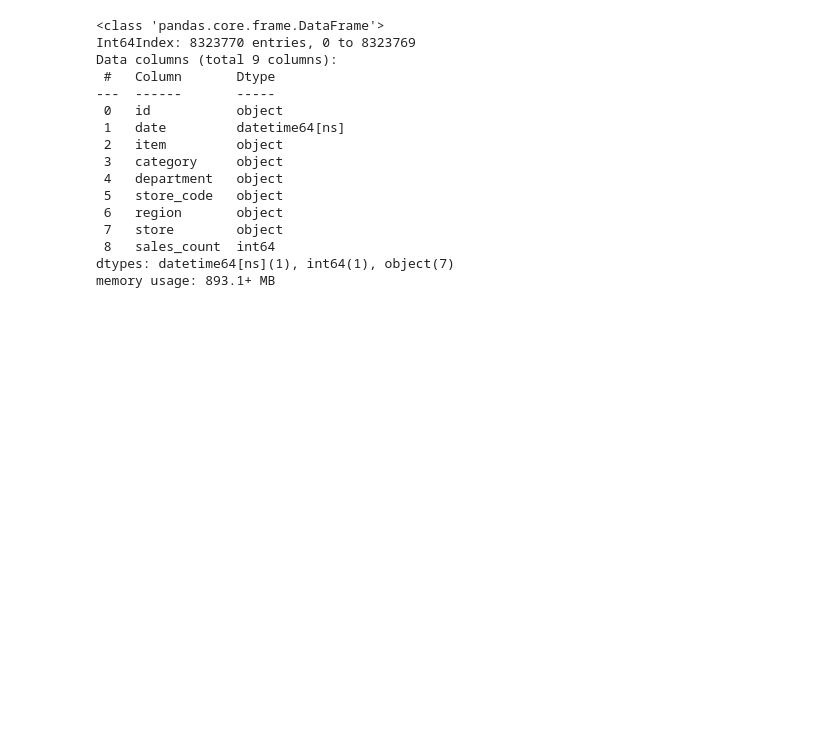
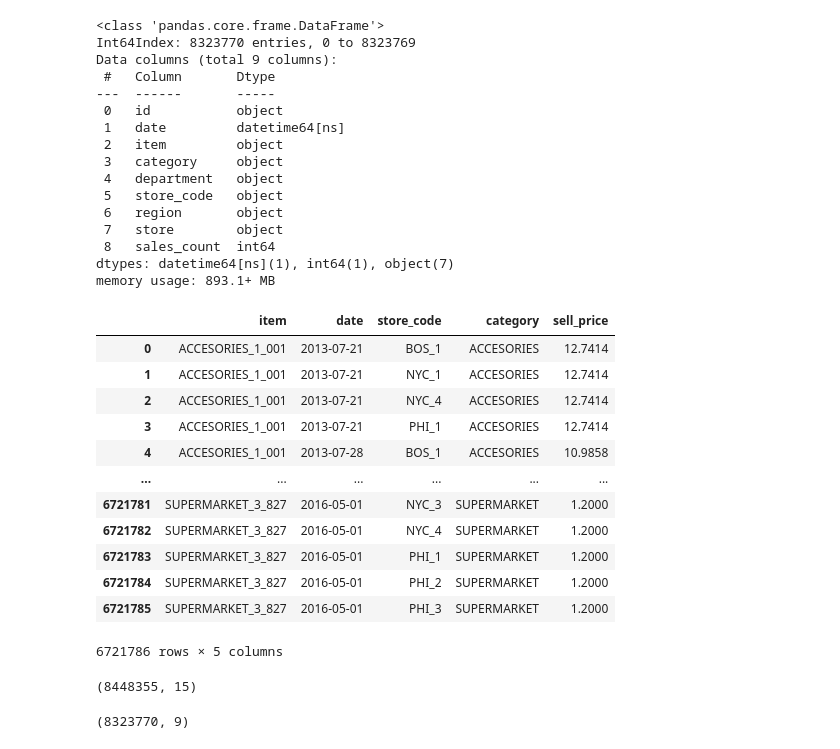
Before and after one commit to Tury05/Capstone-Master-Data-Science, a Jupyter notebook: initial_preproc.ipynb, the cells around one changed output. Saved outputs shown, nothing was run; the diff lists cells and outputs as text; code cells hidden in the pictures; blank space fills up the shorter version.

```diff
--- a/initial_preproc.ipynb
+++ b/initial_preproc.ipynb
@@ -468,0 +490,16 @@ df_sales_merged.to_csv(os.path.join(DATA_PATH,"preproc_data/sales_cleaned.csv"))
+# %%
+df_prices
+# %% [output]
+|  | item | date | store_code | category | sell_price |
+| 0 | ACCESORIES_1_001 | 2013-07-21 | BOS_1 | ACCESORIES | 12.7414 |
+| 1 | ACCESORIES_1_001 | 2013-07-21 | NYC_1 | ACCESORIES | 12.7414 |
+| 2 | ACCESORIES_1_001 | 2013-07-21 | NYC_4 | ACCESORIES | 12.7414 |
+| 3 | ACCESORIES_1_001 | 2013-07-21 | PHI_1 | ACCESORIES | 12.7414 |
+| 4 | ACCESORIES_1_001 | 2013-07-28 | BOS_1 | ACCESORIES | 10.9858 |
+| ... | ... | ... | ... | ... | ... |
+| 6721781 | SUPERMARKET_3_827 | 2016-05-01 | NYC_3 | SUPERMARKET | 1.2000 |
+| 6721782 | SUPERMARKET_3_827 | 2016-05-01 | NYC_4 | SUPERMARKET | 1.2000 |
+| 6721783 | SUPERMARKET_3_827 | 2016-05-01 | PHI_1 | SUPERMARKET | 1.2000 |
+| 6721784 | SUPERMARKET_3_827 | 2016-05-01 | PHI_2 | SUPERMARKET | 1.2000 |
+| 6721785 | SUPERMARKET_3_827 | 2016-05-01 | PHI_3 | SUPERMARKET | 1.2000 |
+6721786 rows × 5 columns
@@ -468,0 +508,8 @@ df_sales_merged.to_csv(os.path.join(DATA_PATH,"preproc_data/sales_cleaned.csv"))
+# %%
+full_df.shape
+# %% [output]
+(8448355, 15)
+# %%
+df_sales_merged.shape
+# %% [output]
+(8323770, 9)
```
Also changed, not shown: parts of 9 cells of this notebook, 1 other file.
